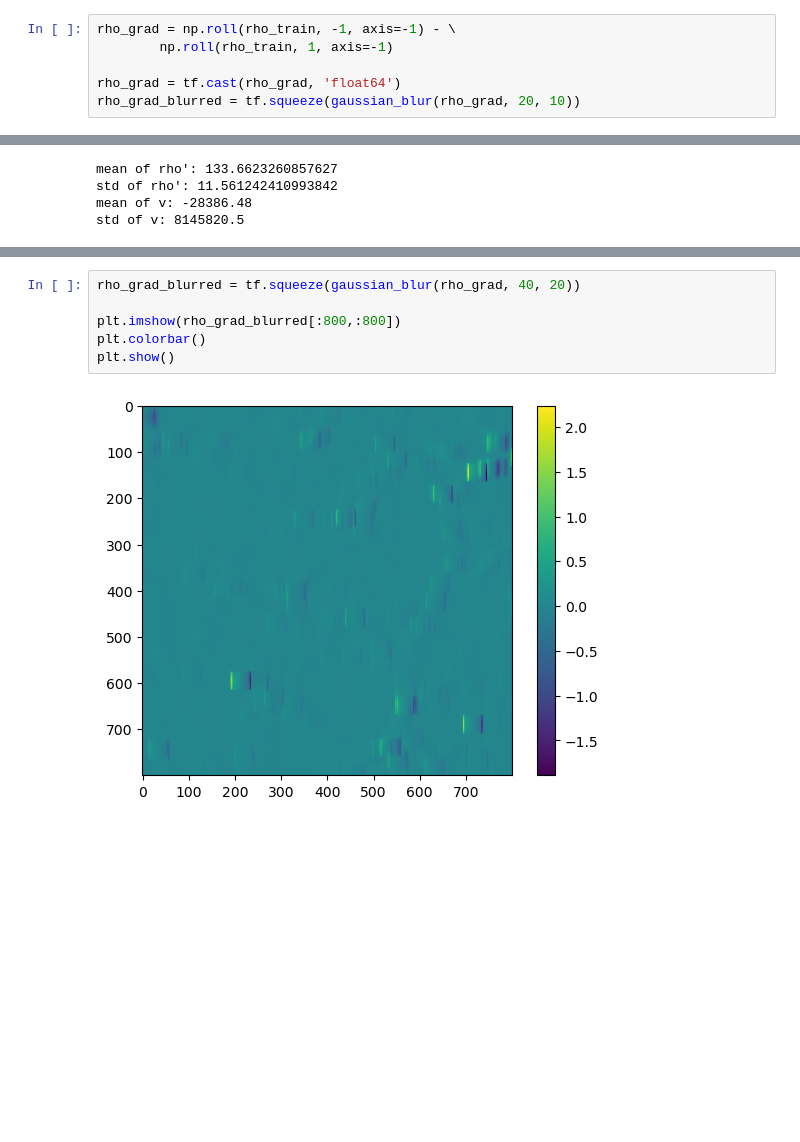
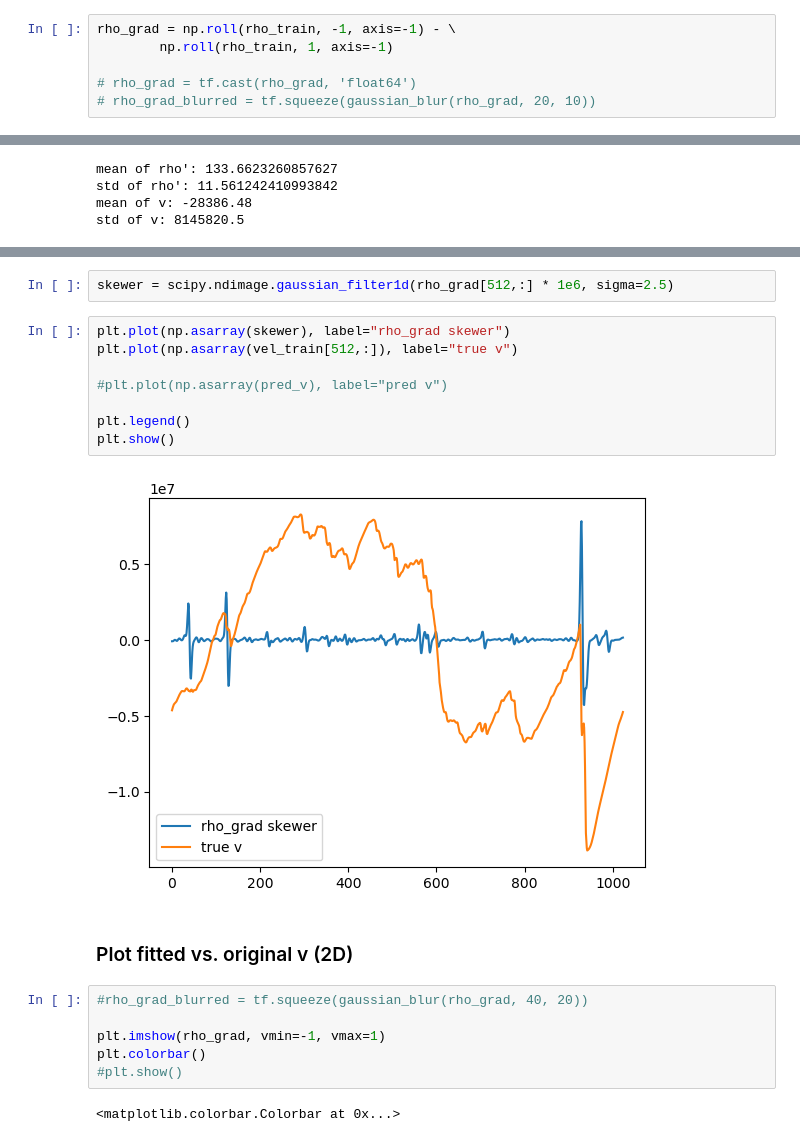
Before and after one commit to Jupiter1994/lya-tf, a Jupyter notebook: lya_fields/DM_to_bary_fitting.ipynb, the cells around one changed output, grey strips where cells are left out. Drawn from its saved outputs; the diff is of its cells as text; blank space fills up the shorter version.

Commit message:
started vel fitting with 1 skewer

```diff
--- a/lya_fields/DM_to_bary_fitting.ipynb
+++ b/lya_fields/DM_to_bary_fitting.ipynb
@@ -90,8 +90,8 @@ rho_train = tf.cast(rho_train, 'float64')
 rho_grad = np.roll(rho_train, -1, axis=-1) - \
         np.roll(rho_train, 1, axis=-1)
 
-rho_grad = tf.cast(rho_grad, 'float64')
-rho_grad_blurred = tf.squeeze(gaussian_blur(rho_grad, 20, 10))
+# rho_grad = tf.cast(rho_grad, 'float64')
+# rho_grad_blurred = tf.squeeze(gaussian_blur(rho_grad, 20, 10))
 # %%
 def bary_model(rho, x0, sigma, gamma):
     '''
@@ -382,11 +333,25 @@ plt.show()
+# %%
+skewer = scipy.ndimage.gaussian_filter1d(rho_grad[512,:] * 1e6, sigma=2.5)
+# %%
+plt.plot(np.asarray(skewer), label="rho_grad skewer")
+plt.plot(np.asarray(vel_train[512,:]), label="true v")
+
+#plt.plot(np.asarray(pred_v), label="pred v")
+
+plt.legend()
+plt.show()
+# %% [output]
+[figure, added]
+# %% [markdown]
+### Plot fitted vs. original v (2D)
 # %%
-rho_grad_blurred = tf.squeeze(gaussian_blur(rho_grad, 40, 20))
+#rho_grad_blurred = tf.squeeze(gaussian_blur(rho_grad, 40, 20))
 
-plt.imshow(rho_grad_blurred[:800,:800])
+plt.imshow(rho_grad, vmin=-1, vmax=1)
 plt.colorbar()
-plt.show()
+#plt.show()
 # %% [output]
-[figure, removed]
+<matplotlib.colorbar.Colorbar at 0x...>
 # %%
 v0, sig_v, a, b = \
     1e7, 10, 1, 0
```
Also changed, not shown: parts of 11 cells of this notebook.
